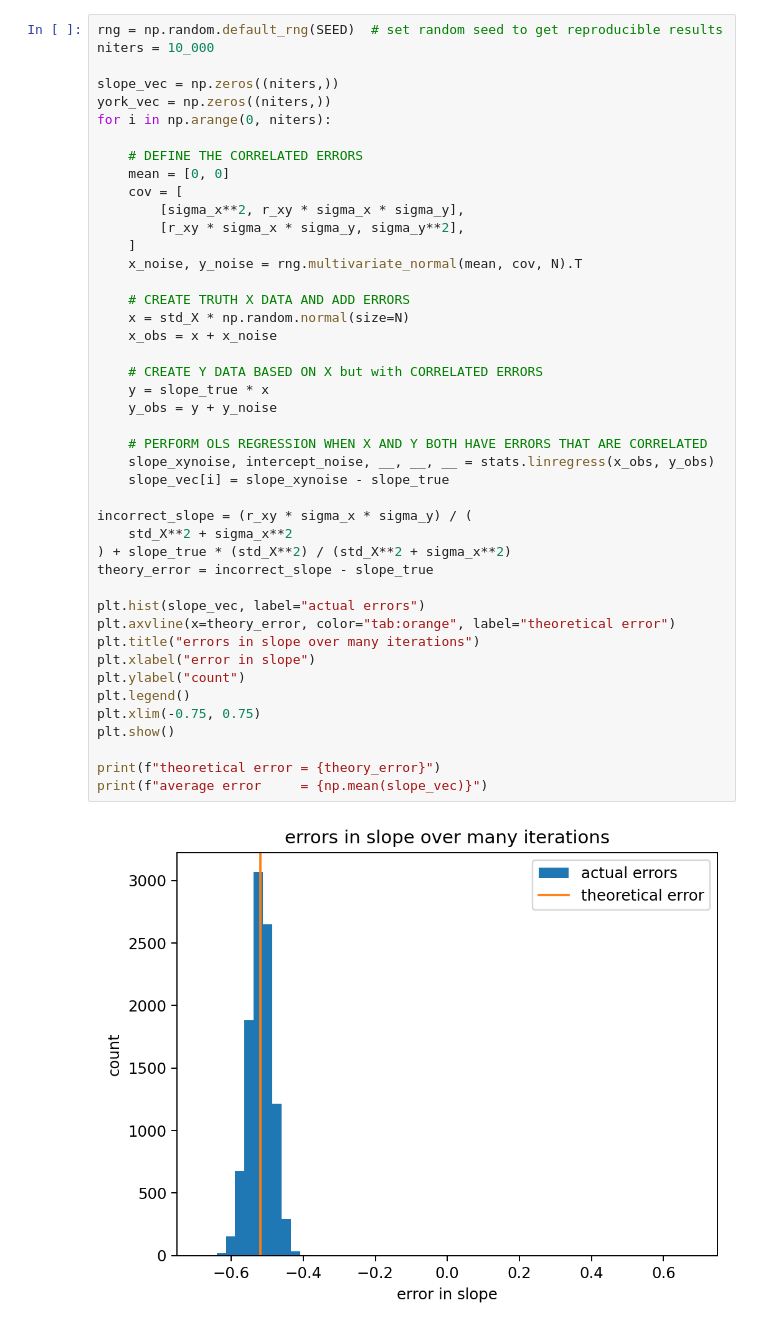
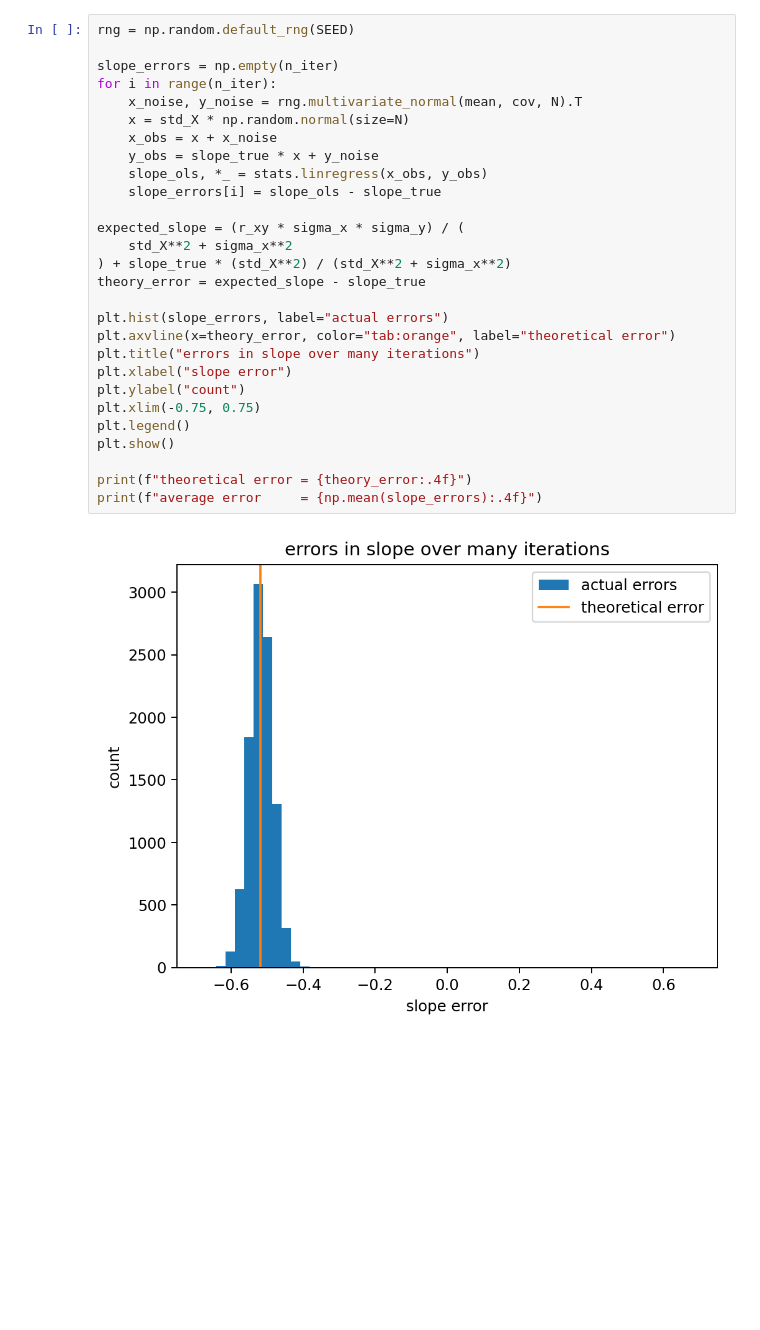
Before and after one commit to eabarnes1010/course_objective_analysis, a Jupyter notebook: code/lin_regression_with_errors.ipynb, the cells around one changed output. Drawn from its saved outputs; the diff is of its cells as text; blank space fills up the shorter version.

```diff
--- a/code/lin_regression_with_errors.ipynb
+++ b/code/lin_regression_with_errors.ipynb
@@ -350,47 +296,31 @@ As above, let's check to see if our OLS-estimated slope has an error given by th
 # %%
-rng = np.random.default_rng(SEED)  # set random seed to get reproducible results
-niters = 10_000
+rng = np.random.default_rng(SEED)
 
-slope_vec = np.zeros((niters,))
-york_vec = np.zeros((niters,))
-for i in np.arange(0, niters):
-
-    # DEFINE THE CORRELATED ERRORS
-    mean = [0, 0]
-    cov = [
-        [sigma_x**2, r_xy * sigma_x * sigma_y],
-        [r_xy * sigma_x * sigma_y, sigma_y**2],
-    ]
+slope_errors = np.empty(n_iter)
+for i in range(n_iter):
     x_noise, y_noise = rng.multivariate_normal(mean, cov, N).T
-
-    # CREATE TRUTH X DATA AND ADD ERRORS
     x = std_X * np.random.normal(size=N)
     x_obs = x + x_noise
+    y_obs = slope_true * x + y_noise
+    slope_ols, *_ = stats.linregress(x_obs, y_obs)
+    slope_errors[i] = slope_ols - slope_true
 
-    # CREATE Y DATA BASED ON X but with CORRELATED ERRORS
-    y = slope_true * x
-    y_obs = y + y_noise
-
-    # PERFORM OLS REGRESSION WHEN X AND Y BOTH HAVE ERRORS THAT ARE CORRELATED
-    slope_xynoise, intercept_noise, __, __, __ = stats.linregress(x_obs, y_obs)
-    slope_vec[i] = slope_xynoise - slope_true
-
-incorrect_slope = (r_xy * sigma_x * sigma_y) / (
+expected_slope = (r_xy * sigma_x * sigma_y) / (
     std_X**2 + sigma_x**2
 ) + slope_true * (std_X**2) / (std_X**2 + sigma_x**2)
-theory_error = incorrect_slope - slope_true
+theory_error = expected_slope - slope_true
 
-plt.hist(slope_vec, label="actual errors")
+plt.hist(slope_errors, label="actual errors")
 plt.axvline(x=theory_error, color="tab:orange", label="theoretical error")
 plt.title("errors in slope over many iterations")
-plt.xlabel("error in slope")
+plt.xlabel("slope error")
 plt.ylabel("count")
+plt.xlim(-0.75, 0.75)
 plt.legend()
-plt.xlim(-0.75, 0.75)
 plt.show()
 
-print(f"theoretical error = {theory_error}")
-print(f"average error     = {np.mean(slope_vec)}")
+print(f"theoretical error = {theory_error:.4f}")
+print(f"average error     = {np.mean(slope_errors):.4f}")
 # %% [output]
-[figure, old version]
+[figure, new version]
 theoretical error = -0.5184
```
Also changed, not shown: parts of 23 cells of this notebook.
